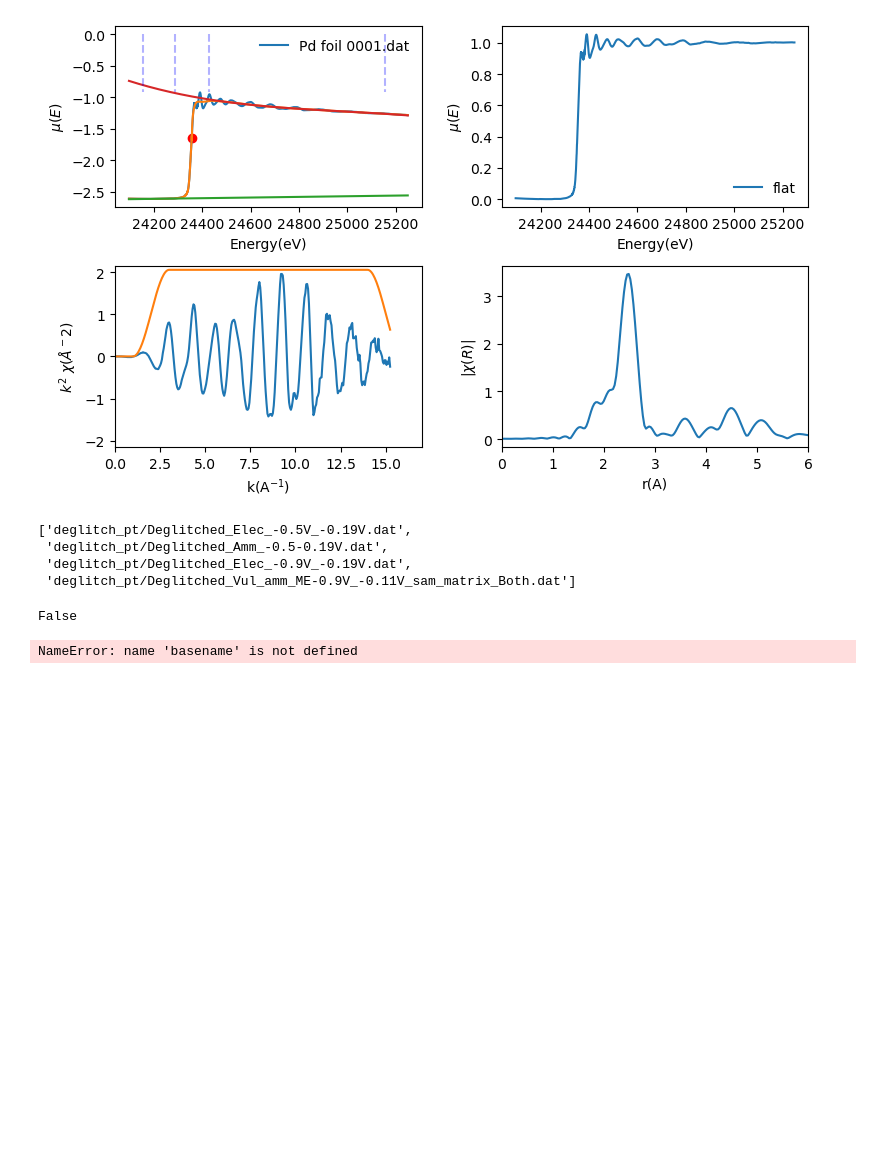
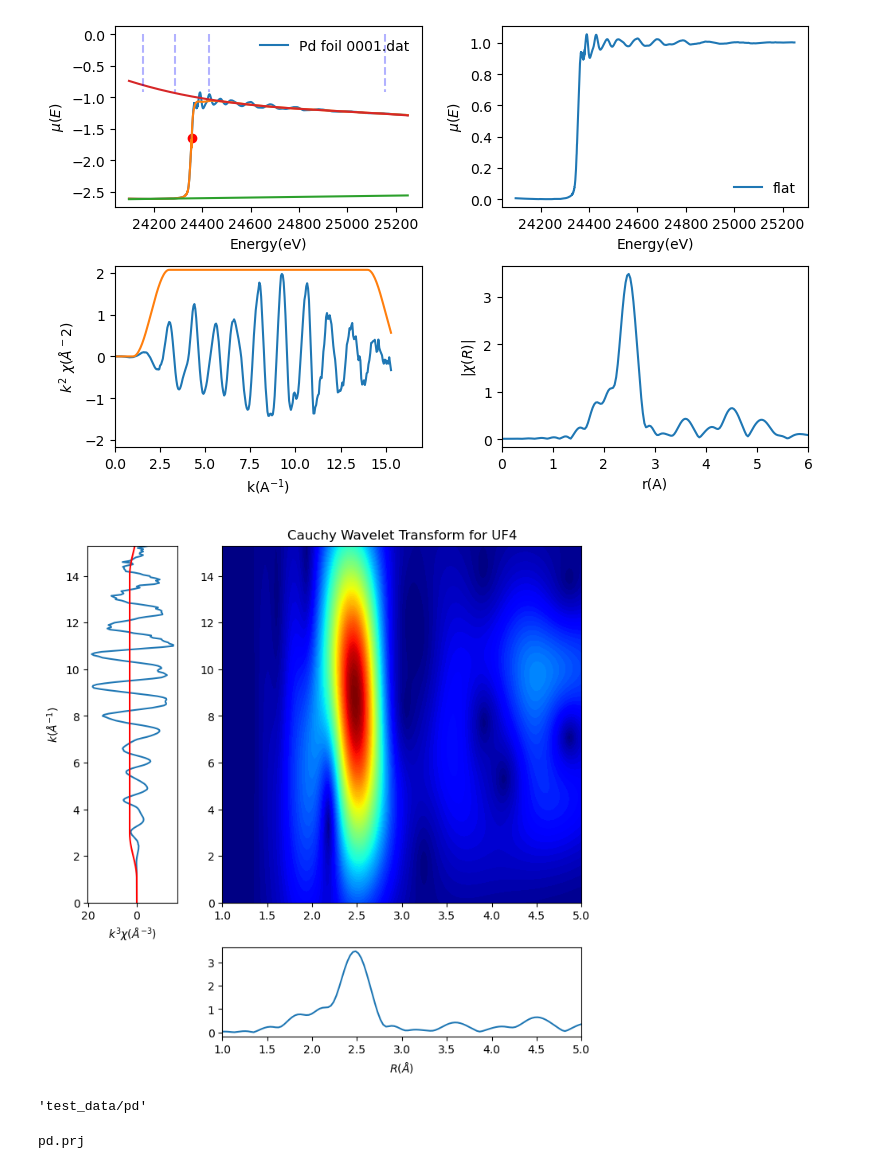
Before and after one commit to kaifengZheng/zanes, a Jupyter notebook: fitting.ipynb, the cells around one changed output. Drawn from its saved outputs; the diff is of its cells as text; code cells hidden in the pictures; blank space fills up the shorter version.

```diff
--- a/fitting.ipynb
+++ b/fitting.ipynb
@@ -47,5 +43,7 @@ exp_data.data[0].e0=24357
 # %%
-aa=dp(exp_data.data[1],e0=24357.4,pre_start=data_param['pre_start'],
+exp_data=zda(filename,datatype='Athena',batch_size=None,read_range=None)
+
+aa=dp(exp_data.data[1],pre_start=data_param['pre_start'],
                       pre_end=data_param['pre_end'],
                post_start=data_param['post_start'],
                post_end=data_param['post_end'],
@@ -56,39 +54,25 @@ exp_data.data[1].e0
 E0=24356.6
 24356.6
 [figure]
+# %%
+wt(group=exp_data.data[1],kweight=2,plot=True)
+# %% [output]
+[figure, added]
 # %%
 
-filenames=glob('deglitch_pt/*.dat')
+filenames=glob('test_data/*.prj')
 # basename(filenames[0])
-filenames
+filenames[0][:-4]
 # %% [output]
-['deglitch_pt/Deglitched_Elec_-0.5V_-0.19V.dat',
- 'deglitch_pt/Deglitched_Amm_-0.5-0.19V.dat',
- 'deglitch_pt/Deglitched_Elec_-0.9V_-0.19V.dat',
- 'deglitch_pt/Deglitched_Vul_amm_ME-0.9V_-0.11V_sam_matrix_Both.dat']
+'test_data/pd'
-# %%
-from os.path import join,exists,basename,exists
-from os import makedirs
-exists(join('feff','files.dat'))
-# %% [output]
-False
 # %%
-data_param={'pre_start':-350,
+data_param={'pre_start':-200,
                'pre_end':-70,
                'post_start':71,
-               'post_end':1450,
+               'post_end':800,
                'kweight':2,'rbkg':1,
-               'E0':11563.5,
+               'E0':23457,
                'krange':[2,15]}
-param_dict={
-    'SO2':{"SO2":{'initial':0.84,'vary':False,'global':False}},
-    'dele':{'dele_Pt':{'initial':0.0,'vary':True,'global':False}},
-    'ss2':{'ss2_Pt':{'initial':0.0024,'vary':True,'global':False,
-                    'thermal':{'type':False,
-                     'theta':{'initial':400,'vary':True,'global':True}}}},
-    'N':{'N_Pt':{'initial':12.0,'vary':True,'global':False}},
-    'delr':{'delr_Pt':{'initial':0.0,'vary':True,'global':False}},
-}
 
 fit_range_param={'kmin':2,
                  'kmax':15,
@@ -96,23 +80,32 @@ fit_range_param={'kmin':2,
                  'dk':2,
                  'window':'hanning',
                  'rmin':1.646,
-                 'rmax':3.292}
+                 'rmax':3}
+param_dict={
+    'SO2':{"SO2":{'initial':0.78,'vary':False,'global':False}},
+    'dele':{'dele_Pt':{'initial':0.0,'vary':True,'global':False}},
+    'ss2':{'ss2_Pt':{'initial':0.003,'vary':True,'global':False,
+                    'thermal':{'type':False,
+                     'theta':{'initial':400,'vary':True,'global':True}}}},
+    'N':{'N_Pt':{'initial':12.0,'vary':True,'global':False}},
+    'delr':{'delr_Pt':{'initial':0.0,'vary':True,'global':False}},
+}
 
 # for file in filenames:
-file_name=basename(filenames[3])
-foldername=join('results',file_name[:-4]+'rbkg1')
+file_name=basename(filenames[0])
+foldername=join('test_data/results',file_name[:-4]+'rbkg1')
 if not exists(foldername):
     makedirs(foldername)
-exp_data=zda(filenames[3],datatype='ProQEXAFS',batch_size=1)
+exp_data=zda(filenames[0],datatype='Athena',batch_size=1)
 exp_data.process_data(data_param)
 save_path=join(foldername,file_name[:-4]+'_rbkg1.txt')
-dset,out,report,path=exp_data.run_fit_batch(param_dict=param_dict,fit_range_param=fit_range_param,fitpath_num=[0],feff_folder='feff',save_name=save_path,mpi=False,core=10,write=True)
+dset,out,report,path=exp_data.run_fit_batch(param_dict=param_dict,fit_range_param=fit_range_param,fitpath_num=[0],feff_folder='test_data/feff',save_name=save_path,mpi=False,core=10,write=True)
 report_sort=exp_data.write_sorted_report(out,report,param_dict,path[0])
-exp_data.write_fitted_data(dset,filenames[3],foldername,suffix='_rbkg1')
+exp_data.write_fitted_data(dset,filenames[0],foldername,suffix='_rbkg1')
 
 output_fit = join(foldername,file_name[:-4]+'_rbkg1.toml')
 with open(output_fit, "w") as f:
     toml.dump(report_sort,f)
 # %% [output]
-NameError: name 'basename' is not defined
+pd.prj
 # %%
```
Also changed, not shown: parts of 32 cells of this notebook, 9 other files.
